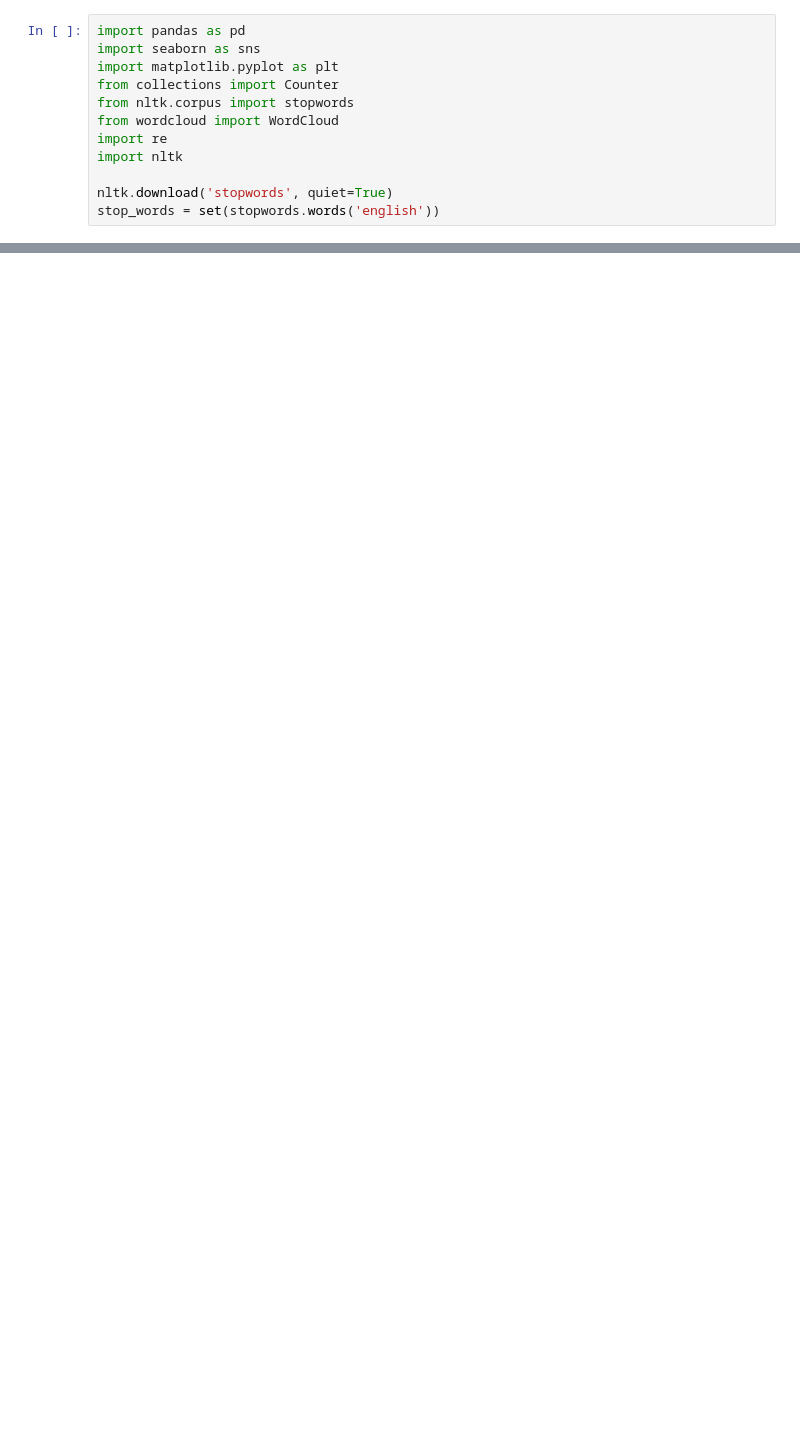
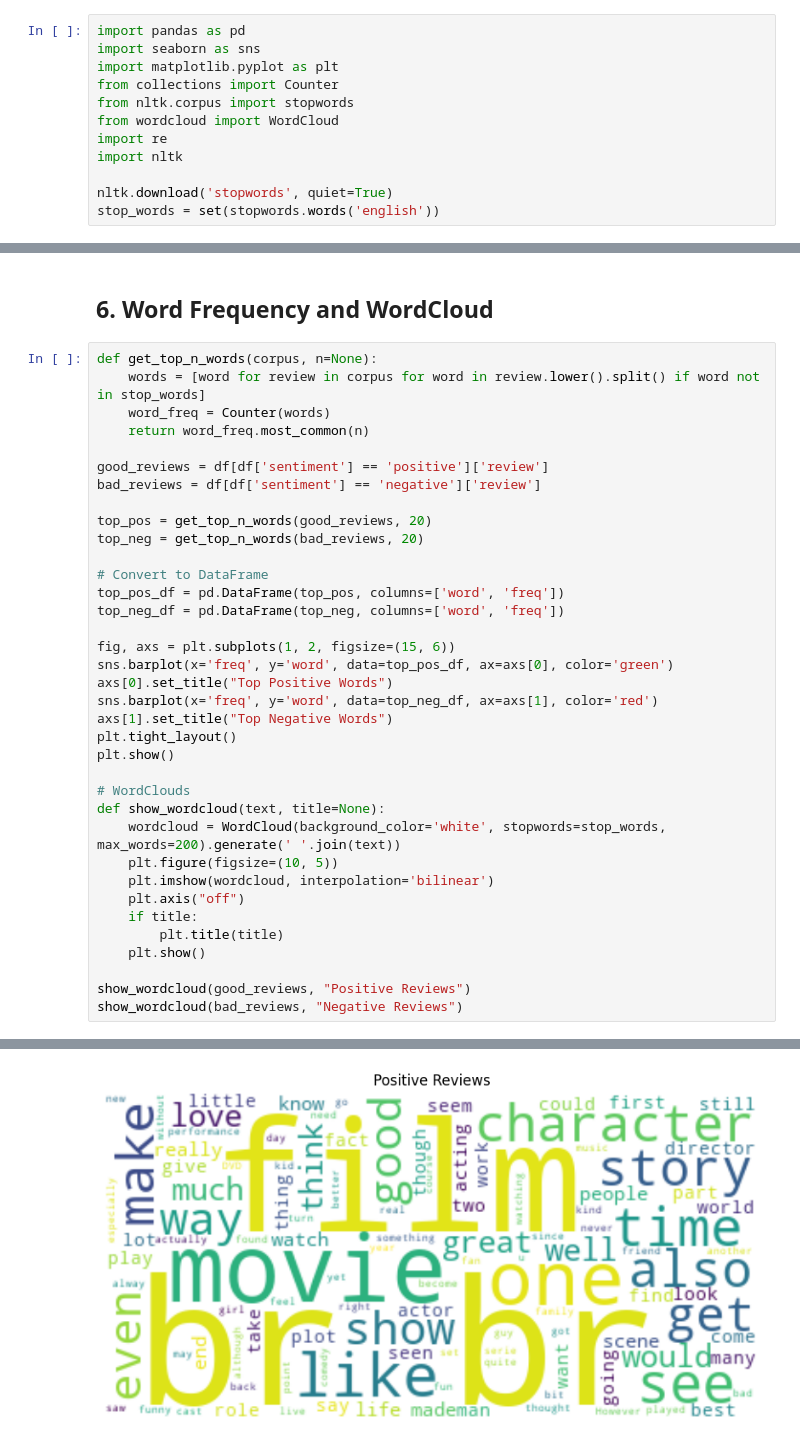
Before and after one commit to LJONeill/NLP, a Jupyter notebook: notebooks/01_eda_clean_imdb.ipynb, the cells around one changed output, grey strips where cells are left out. Cells and saved outputs as stored; diff of their text form; blank space fills up the shorter version.

```diff
--- a/notebooks/01_eda_clean_imdb.ipynb
+++ b/notebooks/01_eda_clean_imdb.ipynb
@@ -297,0 +96,39 @@ print(df['sentiment'].value_counts())
+# %% [markdown]
+## 6. Word Frequency and WordCloud
+# %%
+def get_top_n_words(corpus, n=None):
+    words = [word for review in corpus for word in review.lower().split() if word not in stop_words]
+    word_freq = Counter(words)
+    return word_freq.most_common(n)
+
+good_reviews = df[df['sentiment'] == 'positive']['review']
+bad_reviews = df[df['sentiment'] == 'negative']['review']
+
+top_pos = get_top_n_words(good_reviews, 20)
+top_neg = get_top_n_words(bad_reviews, 20)
+
+# Convert to DataFrame
+top_pos_df = pd.DataFrame(top_pos, columns=['word', 'freq'])
+top_neg_df = pd.DataFrame(top_neg, columns=['word', 'freq'])
+
+fig, axs = plt.subplots(1, 2, figsize=(15, 6))
+sns.barplot(x='freq', y='word', data=top_pos_df, ax=axs[0], color='green')
+axs[0].set_title("Top Positive Words")
+sns.barplot(x='freq', y='word', data=top_neg_df, ax=axs[1], color='red')
+axs[1].set_title("Top Negative Words")
+plt.tight_layout()
+plt.show()
+
+# WordClouds
+def show_wordcloud(text, title=None):
+    wordcloud = WordCloud(background_color='white', stopwords=stop_words, max_words=200).generate(' '.join(text))
+    plt.figure(figsize=(10, 5))
+    plt.imshow(wordcloud, interpolation='bilinear')
+    plt.axis("off")
+    if title:
+        plt.title(title)
+    plt.show()
+
+show_wordcloud(good_reviews, "Positive Reviews")
+show_wordcloud(bad_reviews, "Negative Reviews")
+# %% [output]
@@ -297,0 +136 @@ print(df['sentiment'].value_counts())
+[figure, added]
```
Also changed, not shown: parts of 53 cells of this notebook.
